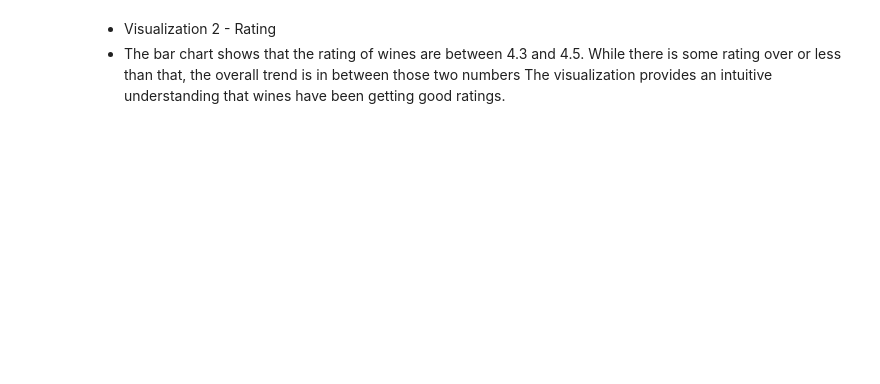
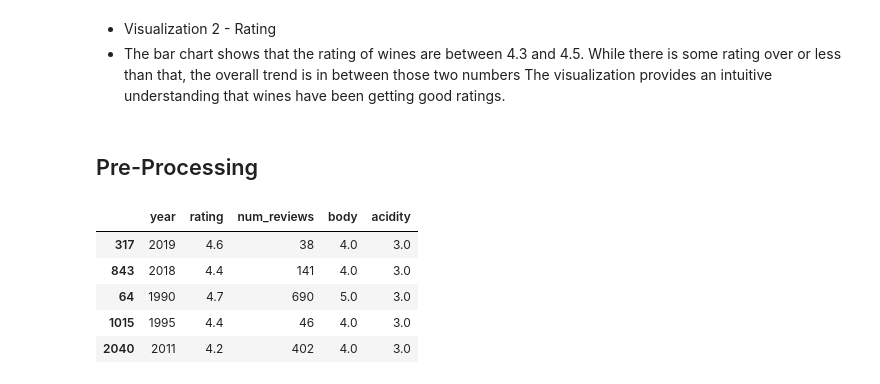
Before and after one commit to Jeze2/Machine_learning_price_and_income, a Jupyter notebook: Prediction_of_wine_price.ipynb, the cells around one changed output. Cells and saved outputs as stored; diff of their text form; code cells hidden in the pictures; blank space fills up the shorter version.

```diff
--- a/Prediction_of_wine_price.ipynb
+++ b/Prediction_of_wine_price.ipynb
@@ -441,3 +418,5 @@ explore_numeric(df,'rating');
 # %% [markdown]
 - Visualization 2 - Rating
 - The bar chart shows that the rating of wines are between 4.3 and 4.5. While there is some rating over or less than that, the overall trend is in between those two numbers The visualization provides an intuitive understanding that wines have been getting good ratings.
+# %% [markdown]
+## Pre-Processing
@@ -443,0 +431,14 @@ explore_numeric(df,'rating');
+# %%
+# Define features (X) and target (y).
+X = df.drop(columns='price')
+y = df['price']
+## Train test split
+X_train, X_test, y_train, y_test = train_test_split(X,y,random_state=42)
+X_train.head()
+# %% [output]
+|  | year | rating | num_reviews | body | acidity |
+| 317 | 2019 | 4.6 | 38 | 4.0 | 3.0 |
+| 843 | 2018 | 4.4 | 141 | 4.0 | 3.0 |
+| 64 | 1990 | 4.7 | 690 | 5.0 | 3.0 |
+| 1015 | 1995 | 4.4 | 46 | 4.0 | 3.0 |
+| 2040 | 2011 | 4.2 | 402 | 4.0 | 3.0 |
```
Also changed, not shown: parts of 46 cells of this notebook.
